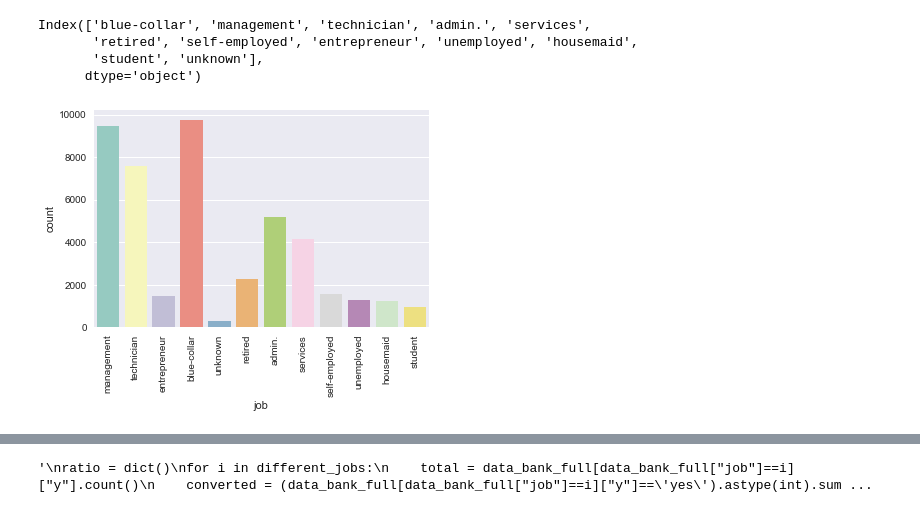
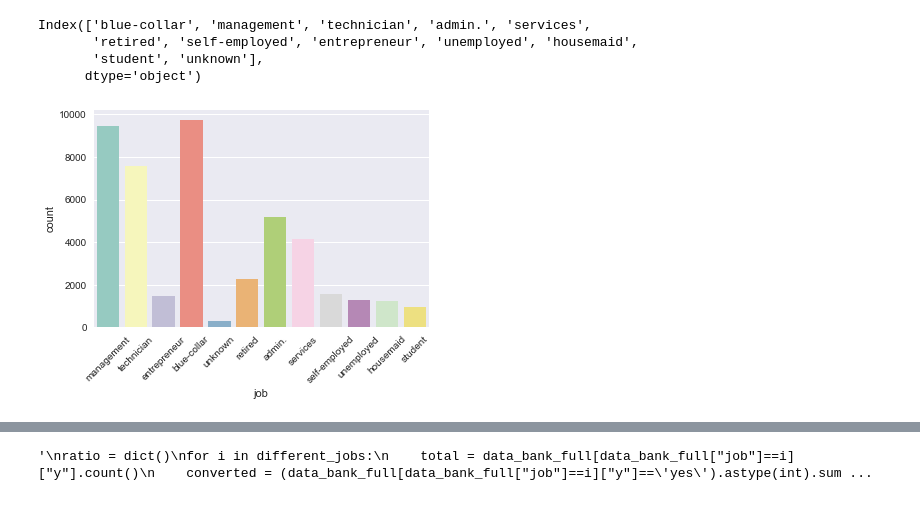
Before and after one commit to XuDou/bank-marketing-prediction, a Jupyter notebook: bank_marketing.ipynb, the cells around one changed output, grey strips where cells are left out. Drawn from its saved outputs; the diff is of its cells as text; code cells hidden in the pictures.

```diff
--- a/bank_marketing.ipynb
+++ b/bank_marketing.ipynb
@@ -87,9 +87,9 @@ Index(['blue-collar', 'management', 'technician', 'admin.', 'services',
       dtype='object')
 # %%
 pl = sns.countplot(x='job',data=data_bank_full,palette="Set3")
-_ = plt.setp(pl.get_xticklabels(), rotation=90)  # Rotate labels
+_ = plt.setp(pl.get_xticklabels(), rotation=45)  # Rotate labels
 # %% [output]
-[figure, old version]
+[figure, new version]
 # %%
 # print conversion rate of people in the category of jobs
 ratio = dict()
```
Also changed, not shown: parts of 12 cells of this notebook.
